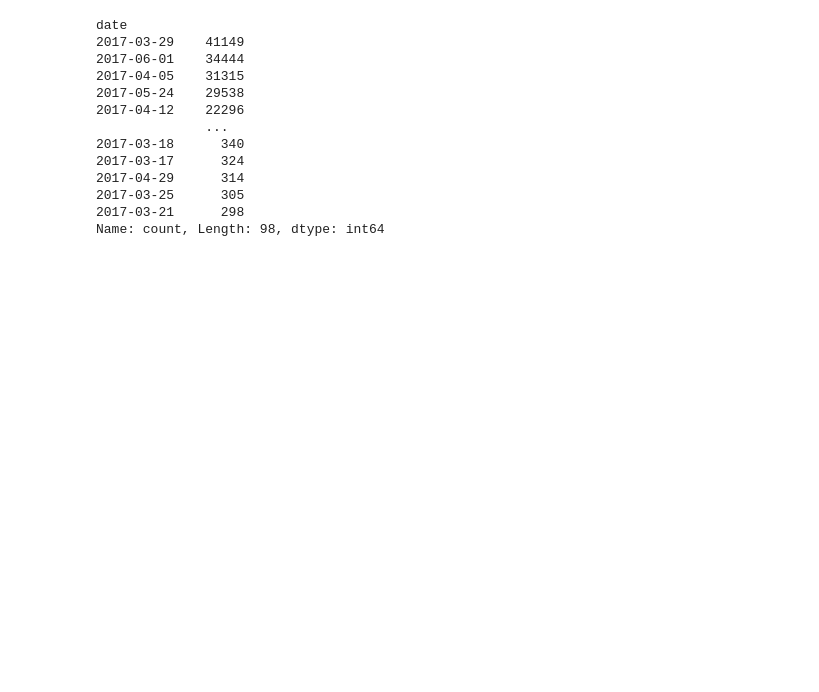
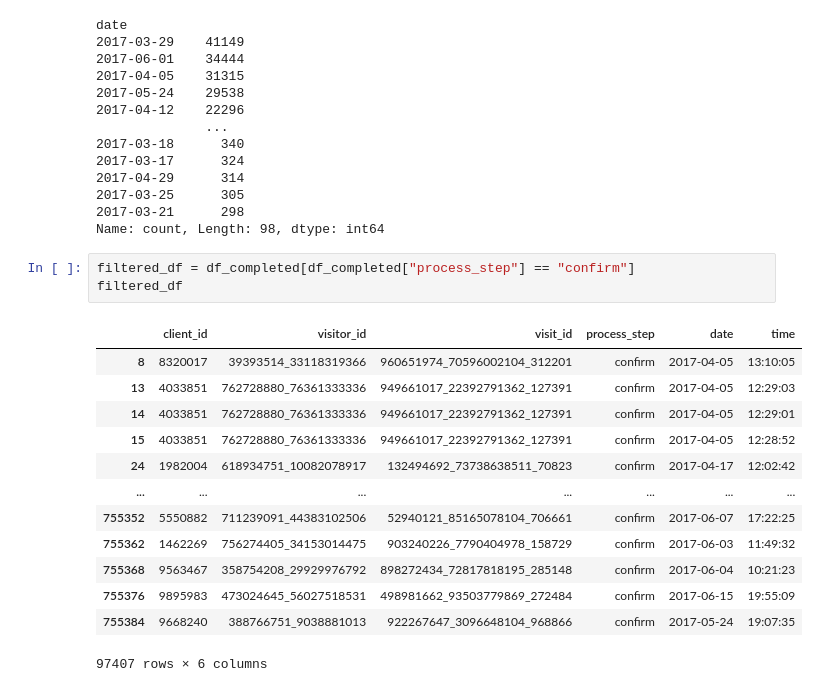
Before and after one commit to SofyMelvill/vanguard-ab-test, a Jupyter notebook: web_data_analysis.ipynb, the cells around one changed output. Saved outputs shown, nothing was run; the diff lists cells and outputs as text; blank space fills up the shorter version.

```diff
--- a/web_data_analysis.ipynb
+++ b/web_data_analysis.ipynb
@@ -260,3 +260,20 @@ date
 2017-03-25      305
 2017-03-21      298
 Name: count, Length: 98, dtype: int64
+# %%
+filtered_df = df_completed[df_completed["process_step"] == "confirm"]
+filtered_df
+# %% [output]
+|  | client_id | visitor_id | visit_id | process_step | date | time |
+| 8 | 8320017 | 39393514_33118319366 | 960651974_70596002104_312201 | confirm | 2017-04-05 | 13:10:05 |
+| 13 | 4033851 | 762728880_76361333336 | 949661017_22392791362_127391 | confirm | 2017-04-05 | 12:29:03 |
+| 14 | 4033851 | 762728880_76361333336 | 949661017_22392791362_127391 | confirm | 2017-04-05 | 12:29:01 |
+| 15 | 4033851 | 762728880_76361333336 | 949661017_22392791362_127391 | confirm | 2017-04-05 | 12:28:52 |
+| 24 | 1982004 | 618934751_10082078917 | 132494692_73738638511_70823 | confirm | 2017-04-17 | 12:02:42 |
+| ... | ... | ... | ... | ... | ... | ... |
+| 755352 | 5550882 | 711239091_44383102506 | 52940121_85165078104_706661 | confirm | 2017-06-07 | 17:22:25 |
+| 755362 | 1462269 | 756274405_34153014475 | 903240226_7790404978_158729 | confirm | 2017-06-03 | 11:49:32 |
+| 755368 | 9563467 | 358754208_29929976792 | 898272434_72817818195_285148 | confirm | 2017-06-04 | 10:21:23 |
+| 755376 | 9895983 | 473024645_56027518531 | 498981662_93503779869_272484 | confirm | 2017-06-15 | 19:55:09 |
+| 755384 | 9668240 | 388766751_9038881013 | 922267647_3096648104_968866 | confirm | 2017-05-24 | 19:07:35 |
+97407 rows × 6 columns
```
Also changed, not shown: parts of 1 cell of this notebook.
